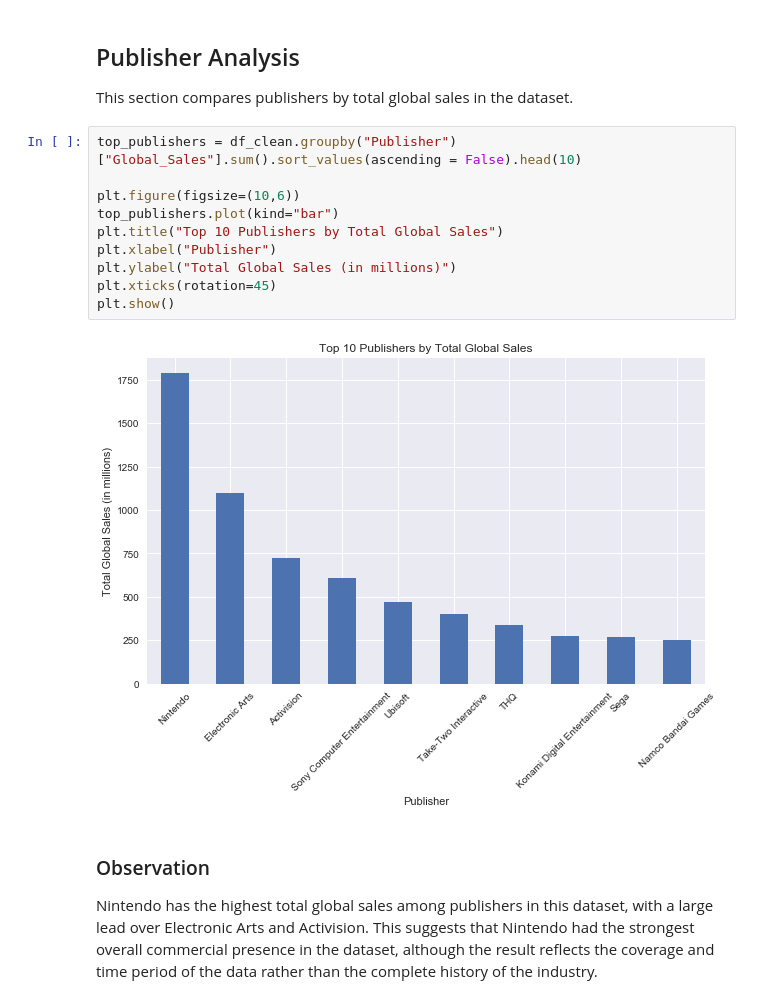
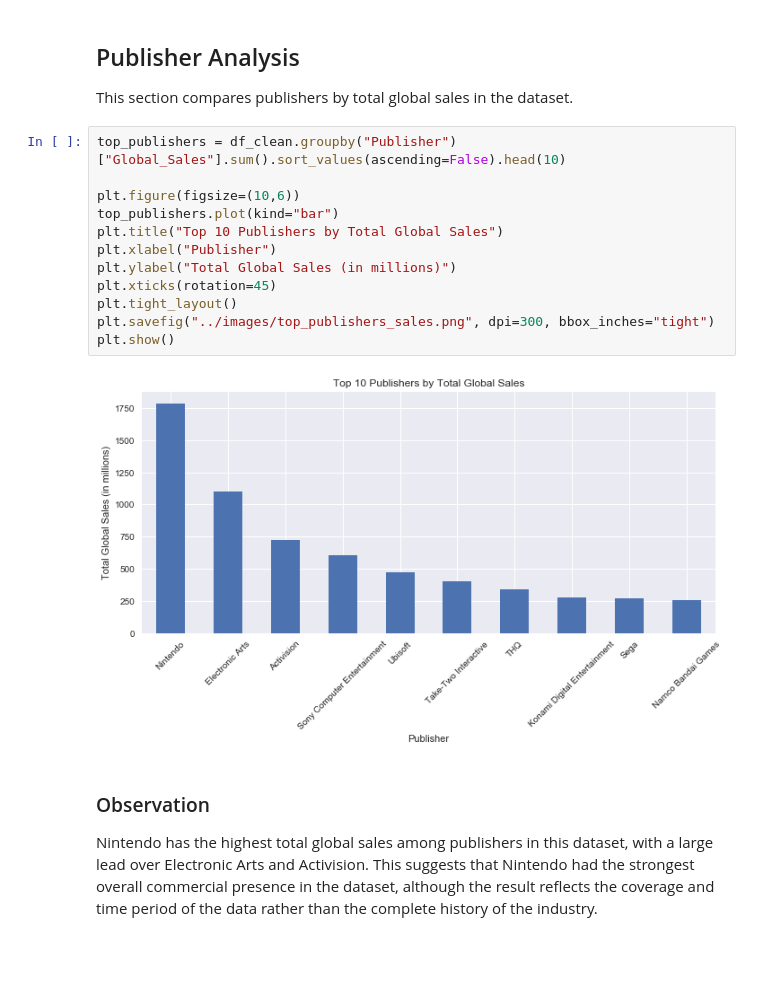
Before and after one commit to maincato/video-game-success-analysis, a Jupyter notebook: notebooks/video_game_success_analysis.ipynb, the cells around one changed output. Drawn from its saved outputs; the diff is of its cells as text; blank space fills up the shorter version.

```diff
--- a/notebooks/video_game_success_analysis.ipynb
+++ b/notebooks/video_game_success_analysis.ipynb
@@ -210,17 +219,19 @@ The number of game releases increased steadily from the mid-1990s, peaked around
 
 This section compares publishers by total global sales in the dataset.
 # %%
-top_publishers = df_clean.groupby("Publisher")["Global_Sales"].sum().sort_values(ascending = False).head(10)
+top_publishers = df_clean.groupby("Publisher")["Global_Sales"].sum().sort_values(ascending=False).head(10)
 
 plt.figure(figsize=(10,6))
 top_publishers.plot(kind="bar")
 plt.title("Top 10 Publishers by Total Global Sales")
 plt.xlabel("Publisher")
 plt.ylabel("Total Global Sales (in millions)")
 plt.xticks(rotation=45)
+plt.tight_layout()
+plt.savefig("../images/top_publishers_sales.png", dpi=300, bbox_inches="tight")
 plt.show()
 # %% [output]
-[figure, old version]
+[figure, new version]
 # %% [markdown]
 ### Observation
 Nintendo has the highest total global sales among publishers in this dataset, with a large lead over Electronic Arts and Activision. This suggests that Nintendo had the strongest overall commercial presence in the dataset, although the result reflects the coverage and time period of the data rather than the complete history of the industry.
```
Also changed, not shown: parts of 5 cells of this notebook.
